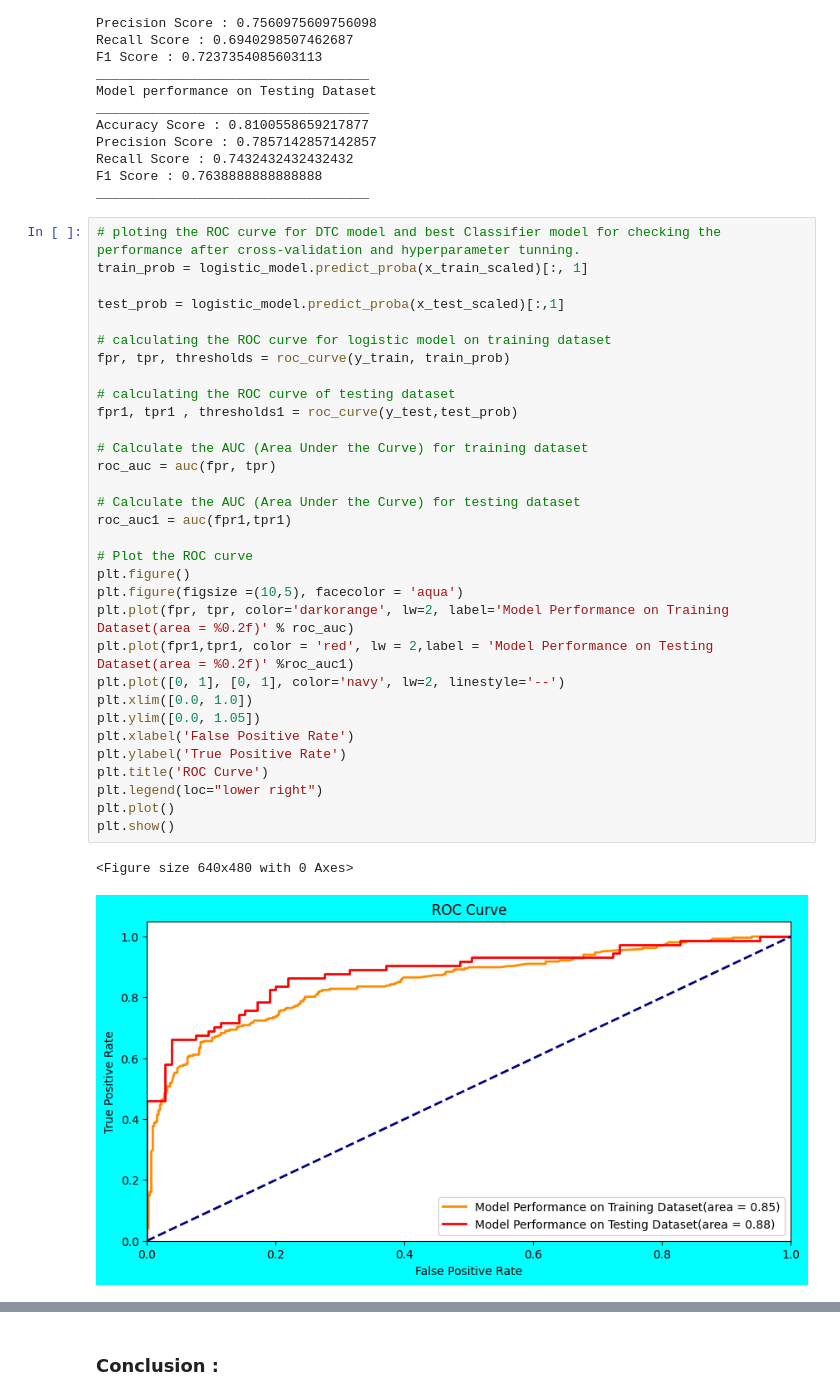
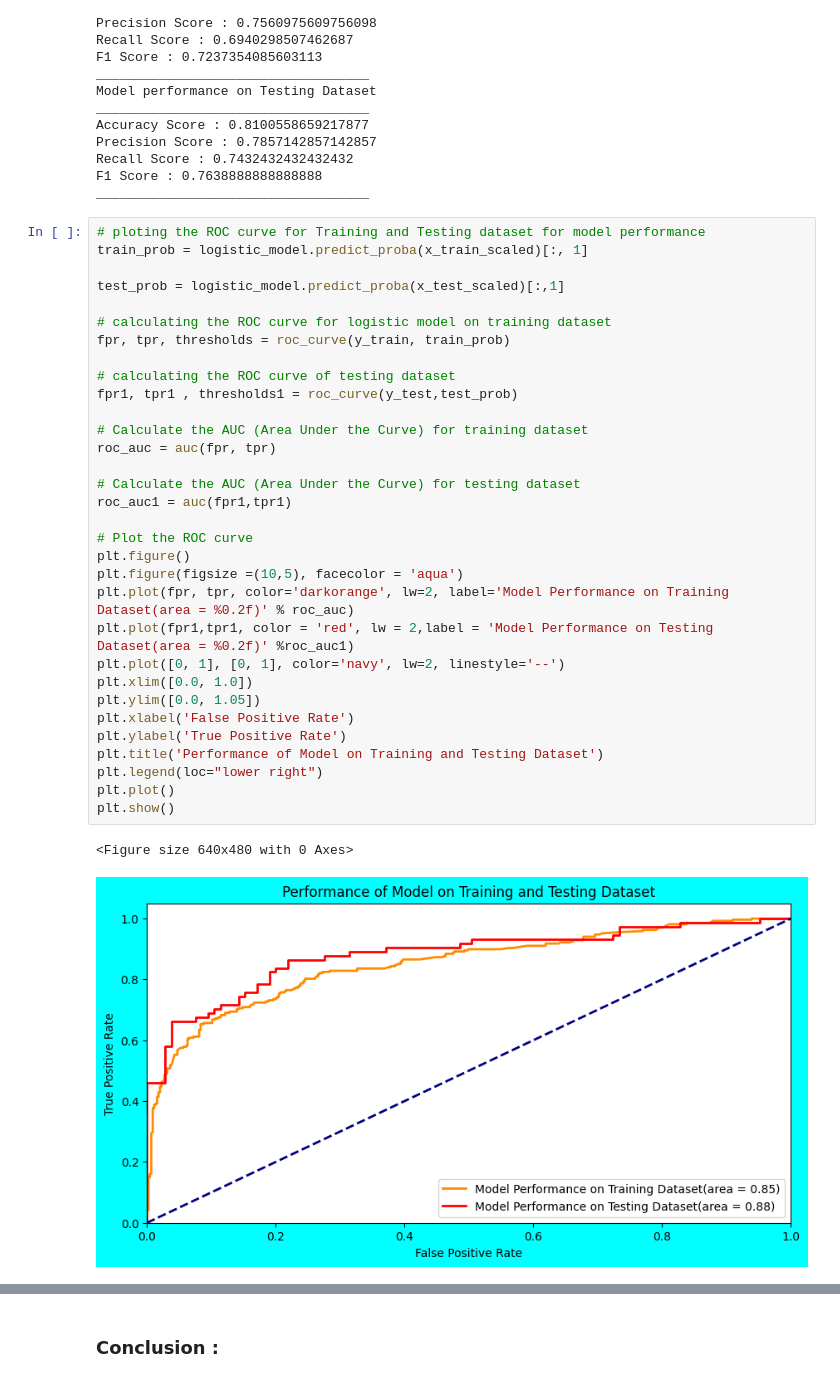
Before and after one commit to hmarathe420/Titanic_Classification, a Jupyter notebook: Titanic_Classification.ipynb, the cells around one changed output, grey strips where cells are left out. Cells and saved outputs as stored; diff of their text form.

Commit message:
Machine Learning | Cross-validation and Hyperparameter tunning | Conclusion.

```diff
--- a/Titanic_Classification.ipynb
+++ b/Titanic_Classification.ipynb
@@ -449,37 +451,37 @@ Recall Score : 0.7432432432432432
 F1 Score : 0.7638888888888888
 ___________________________________
 # %%
-# ploting the ROC curve for DTC model and best Classifier model for checking the performance after cross-validation and hyperparameter tunning.
+# ploting the ROC curve for Training and Testing dataset for model performance
 train_prob = logistic_model.predict_proba(x_train_scaled)[:, 1]
 
 test_prob = logistic_model.predict_proba(x_test_scaled)[:,1]
 
 # calculating the ROC curve for logistic model on training dataset
 fpr, tpr, thresholds = roc_curve(y_train, train_prob)
 
 # calculating the ROC curve of testing dataset
 fpr1, tpr1 , thresholds1 = roc_curve(y_test,test_prob)
 
 # Calculate the AUC (Area Under the Curve) for training dataset
 roc_auc = auc(fpr, tpr)
 
 # Calculate the AUC (Area Under the Curve) for testing dataset
 roc_auc1 = auc(fpr1,tpr1)
 
 # Plot the ROC curve
 plt.figure()
 plt.figure(figsize =(10,5), facecolor = 'aqua')
 plt.plot(fpr, tpr, color='darkorange', lw=2, label='Model Performance on Training Dataset(area = %0.2f)' % roc_auc)
 plt.plot(fpr1,tpr1, color = 'red', lw = 2,label = 'Model Performance on Testing Dataset(area = %0.2f)' %roc_auc1)
 plt.plot([0, 1], [0, 1], color='navy', lw=2, linestyle='--')
 plt.xlim([0.0, 1.0])
 plt.ylim([0.0, 1.05])
 plt.xlabel('False Positive Rate')
 plt.ylabel('True Positive Rate')
-plt.title('ROC Curve')
+plt.title('Performance of Model on Training and Testing Dataset')
 plt.legend(loc="lower right")
 plt.plot()
 plt.show()
 # %% [output]
 <Figure size 640x480 with 0 Axes>
-[figure, old version]
+[figure, new version]
```
Also changed, not shown: parts of 16 cells of this notebook.
